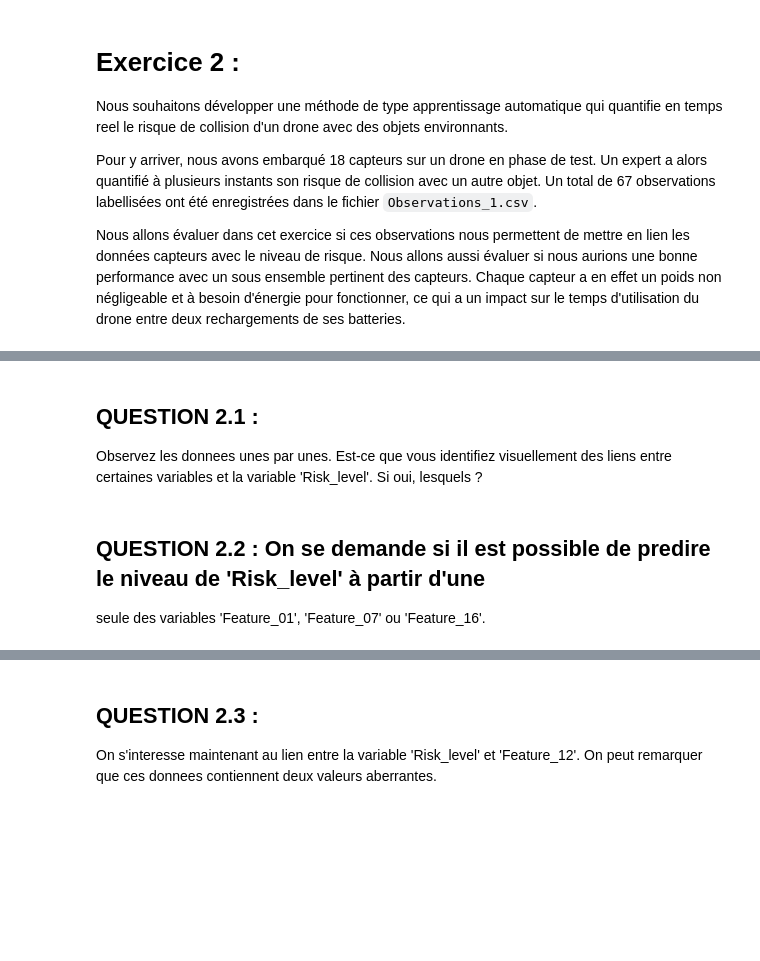
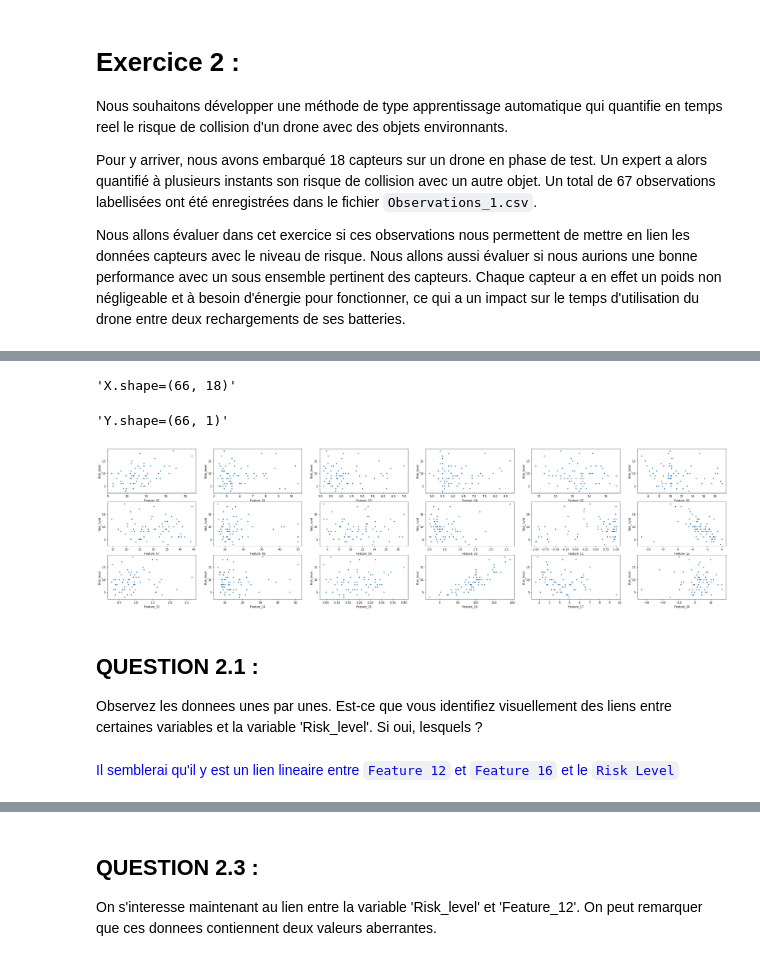
Before and after one commit to LudovicSterlin/ssd-aml-modele-lineaire, a Jupyter notebook: TPnote_ModeleLineaire/Examen_ModeleLineaire_2020.ipynb, the cells around one changed output, grey strips where cells are left out. Drawn from its saved outputs; the diff is of its cells as text; code cells hidden in the pictures; blank space fills up the shorter version.

```diff
--- a/TPnote_ModeleLineaire/Examen_ModeleLineaire_2020.ipynb
+++ b/TPnote_ModeleLineaire/Examen_ModeleLineaire_2020.ipynb
@@ -35,3 +115,6 @@ Pour y arriver, nous avons embarqué 18 capteurs sur un drone en phase de test.
 Un total de 67 observations labellisées ont été enregistrées dans le fichier `Observations_1.csv`.
 
 Nous allons évaluer dans cet exercice si ces observations nous permettent de mettre en lien les données capteurs avec le niveau de risque. Nous allons aussi évaluer si nous aurions une bonne performance avec un sous ensemble pertinent des capteurs. Chaque capteur a en effet un poids non négligeable et à besoin d'énergie pour fonctionner, ce qui a un impact sur le temps d'utilisation du drone entre deux rechargements de ses batteries.
+# %%
+dataframe=pd.read_csv("./data/Observations_1.csv",sep=';')
+dataframe.head(2)
@@ -38,9 +137,5 @@ Nous allons évaluer dans cet exercice si ces observations nous permettent de me
 # %%
-
-dataframe=pandas.read_csv("./Observations_1.csv",sep=';')
-
 listColNames=list(dataframe.columns)
-
 
 XY=dataframe.values
 ColNb_Y=listColNames.index('Risk_level')
@@ -50,17 +145,23 @@ Y=XY[:,ColNb_Y].reshape((XY.shape[0],1))   #reshape is to make sure that Y is a
 X = np.delete(XY, ColNb_Y, 1)
 
 listColNames.pop(ColNb_Y)     #to make it contains the column names of X only
-
-
-for Col in range(len(listColNames)):
-  plt.plot(X[:,Col],Y[:],'.')
-  plt.xlabel(listColNames[Col])
-  plt.ylabel('Risk_level')
-  plt.show()
+display(f"{X.shape=}", f"{Y.shape=}")
+# %% [output]
+'X.shape=(66, 18)'
+'Y.shape=(66, 1)'
+# %%
+ncol = len(listColNames)//3 + len(listColNames)%3
+fig, axs = plt.subplots(3, ncol, figsize=(40,10))
+for Col in range(len(listColNames)):
+    ax = axs[Col//ncol, Col%ncol]
+    ax.plot(X[:,Col],Y[:],'.')
+    ax.set_xlabel(listColNames[Col])
+    ax.set_ylabel('Risk_level')
+# %% [output]
+[figure, added]
 # %% [markdown]
 ## QUESTION 2.1 :
 Observez les donnees unes par unes. Est-ce que vous identifiez visuellement des liens entre certaines variables et la variable 'Risk_level'. Si oui, lesquels ?
-# %% [markdown]
-## QUESTION 2.2 :   On se demande si il est possible de predire le niveau de 'Risk_level' à partir d'une
-seule des variables 'Feature_01', 'Feature_07' ou 'Feature_16'.
+# %% [markdown]
+<span style="color:blue"> Il semblerai qu'il y est un lien lineaire entre `Feature 12` et `Feature 16` et le `Risk Level`</span>
 # %% [markdown]
```
Also changed, not shown: parts of 26 cells of this notebook, 1 other file.
